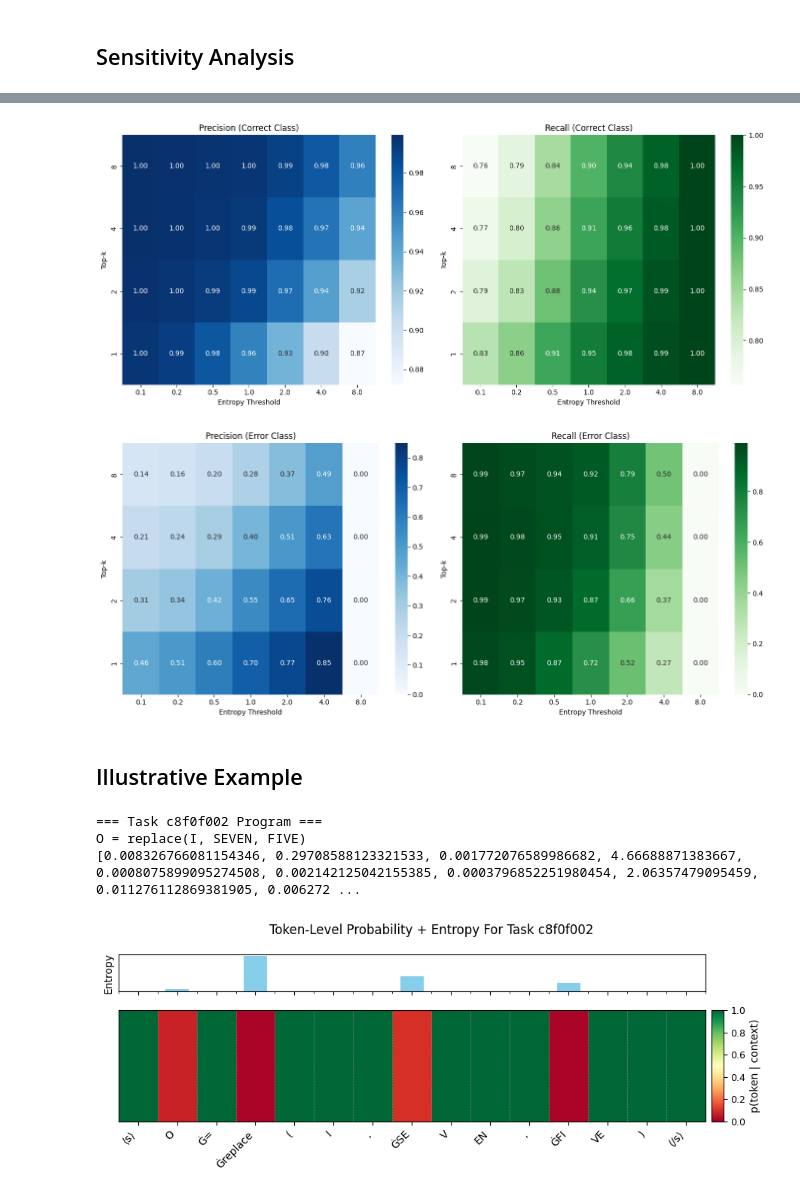
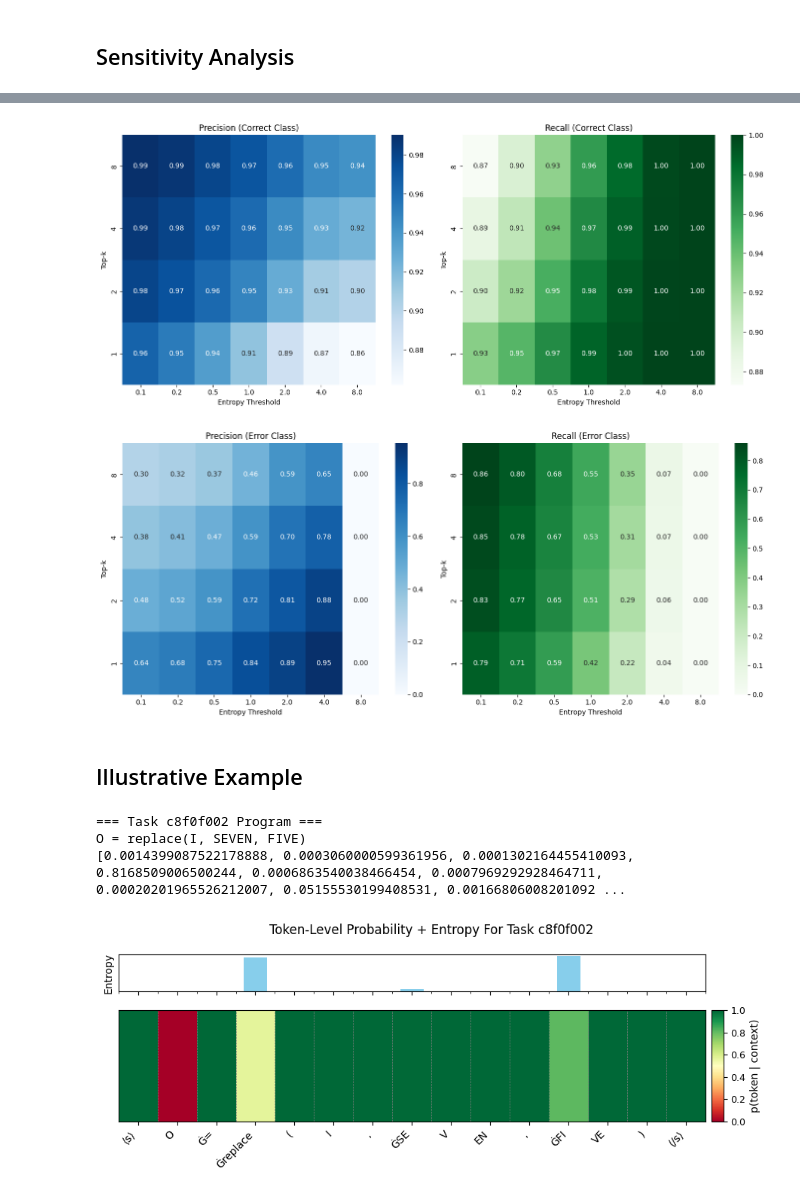
Before and after one commit to MGWSimpson/AlphaARC, a Jupyter notebook: analysis/predictive_entropy.ipynb, the cells around one changed output, grey strips where cells are left out. Drawn from its saved outputs; the diff is of its cells as text; code cells hidden in the pictures.

```diff
--- a/analysis/predictive_entropy.ipynb
+++ b/analysis/predictive_entropy.ipynb
@@ -23,6 +23,9 @@ val_tasks = []
 for file_name in json_object['val']:
     task = Task.from_json(f'../data/training/{file_name}.json')
     val_tasks.append(task )
+
+
+model_path ='/home/mgws3/AlphaARC/finetune/2025-06-27_10-52-58/checkpoint-1200'
 # %%
 from alphaarc.policy.tokenize import tokenize_task
 def encode_task(task, tokenizer, model, input_state_max=256, n_examples=10, max_length=256):
@@ -102,7 +105,7 @@ error_recalls = []
 
 
 tok = AutoTokenizer.from_pretrained('Salesforce/codet5p-220m')
-model = T5ForConditionalGeneration.from_pretrained( '../finetune/2025-06-16_01-31-36/checkpoint-80')
+model = T5ForConditionalGeneration.from_pretrained( model_path)
 
 for pair in pairs:
     thresh, k = pair
@@ -204,7 +208,7 @@ axs[1].set_ylabel("Top-k")
 plt.tight_layout()
 plt.show()
 # %% [output]
-[figure, old version]
+[figure, new version]
 # %%
 import seaborn as sns
 # Pivot tables for correct class
@@ -231,7 +235,7 @@ axs[1].set_ylabel("Top-k")
 plt.tight_layout()
 plt.show()
 # %% [output]
-[figure, old version]
+[figure, new version]
 # %% [markdown]
 ## Illustrative Example
 # %%
@@ -311,34 +315,34 @@ def output_correct_token_probs(task_id, tokens, p_token, entropy):
     ax2.grid(which='minor', color='gray', linestyle='--', linewidth=0.5)
     ax2.tick_params(axis='x', which='minor', bottom=False)
 
     # Colorbar
     cax = ax2.inset_axes([1.01, 0, 0.02, 1])  # [left, bottom, width, height] in axis fraction
     cbar = fig.colorbar(im, cax=cax)
     cbar.set_label("p(token | context)", fontsize=10)
     cbar.ax.tick_params(labelsize=9)
     cbar.set_label("p(token | context)", fontsize=10)
     cbar.ax.tick_params(labelsize=9)
 
     plt.suptitle(f"Token-Level Probability + Entropy For Task {task_id}", fontsize=12)
     plt.tight_layout()
     plt.savefig("../prob-and-ent.png")
     plt.show()
 
 
 
-def generate_task_level_analysis(task, model_path= '../finetune/2025-06-16_01-31-36/checkpoint-80'):
+def generate_task_level_analysis(task, model_path= model_path):
     model = T5ForConditionalGeneration.from_pretrained(model_path)
     output_program_lines(task)
     tokens, p_token, entropy = compute_logits(task, model)
     output_correct_token_probs(task.task_key, tokens, p_token, entropy)
 
 
 
 # change here the task and model you wish to use.
 task = val_tasks[1 ]
-generate_task_level_analysis(task, model_path= '../finetune/2025-06-16_01-31-36/checkpoint-80')
+generate_task_level_analysis(task, model_path=model_path)
 # %% [output]
 === Task c8f0f002 Program ===
 O = replace(I, SEVEN, FIVE)
-[0.008326766081154346, 0.29708588123321533, 0.001772076589986682, 4.66688871383667, 0.0008075899095274508, 0.002142125042155385, 0.0003796852251980454, 2.06357479095459, 0.011276112869381905, 0.006272 ...
+[0.0014399087522178888, 0.0003060000599361956, 0.0001302164455410093, 0.8168509006500244, 0.0006863540038466454, 0.0007969292928464711, 0.00020201965526212007, 0.05155530199408531, 0.00166806008201092 ...
-[figure, old version]
+[figure, new version]
```
Also changed, not shown: parts of 3 cells of this notebook, 17 other files.
